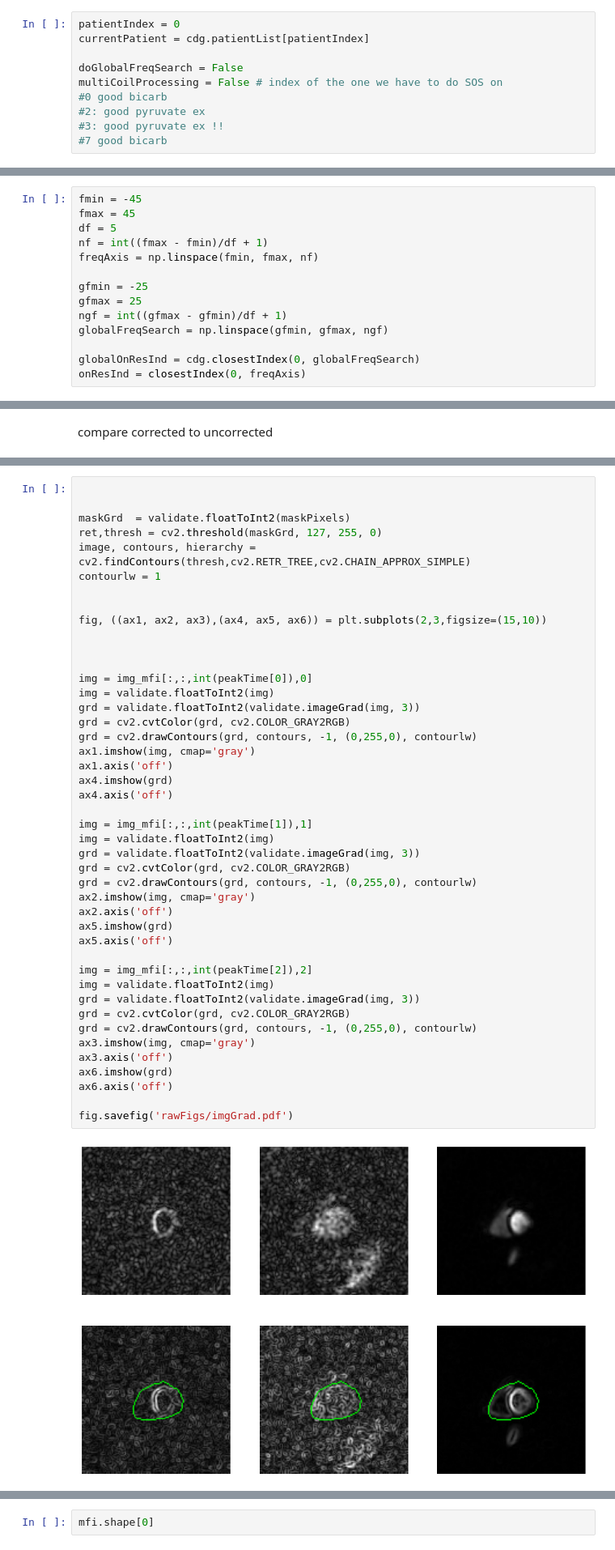
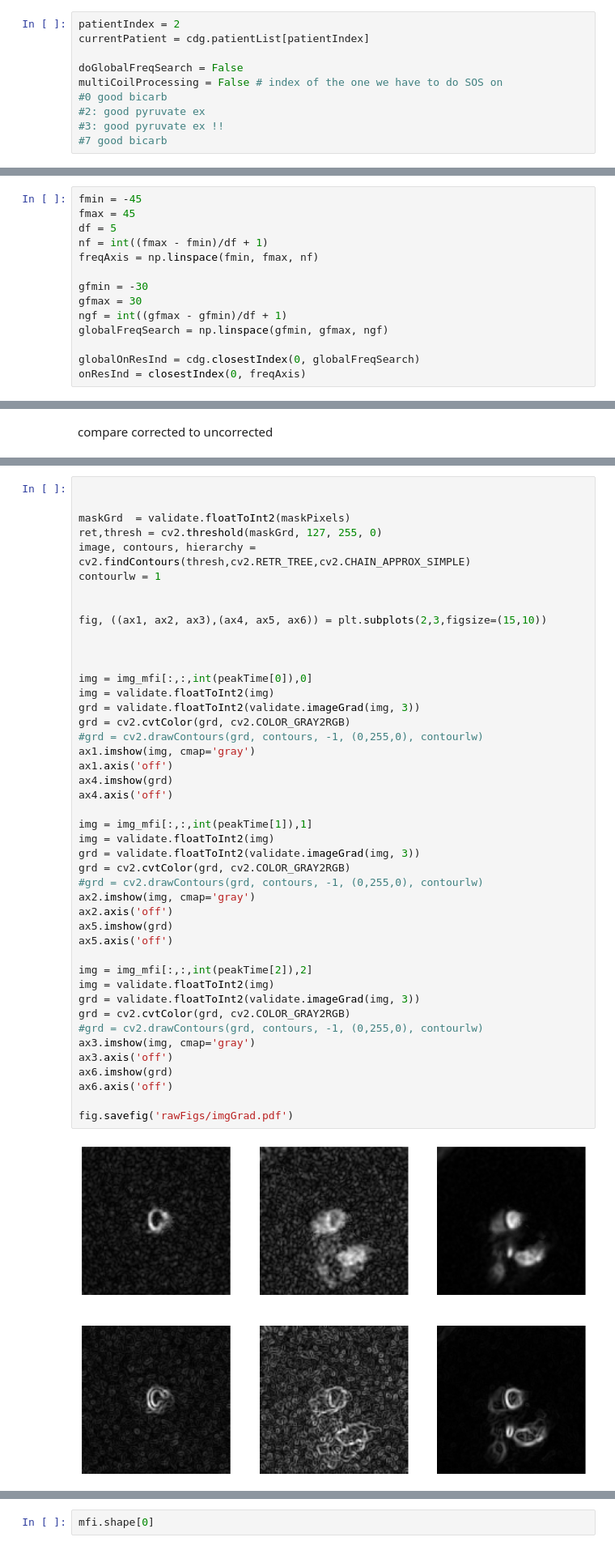
Before and after one commit to galenreed/spiralB0MapCorrection, a Jupyter notebook: 2_applyB0Corrections_single.ipynb, the cells around one changed output, grey strips where cells are left out. Shown at 81% size. Cells and saved outputs as stored; diff of their text form.

```diff
--- a/2_applyB0Corrections_single.ipynb
+++ b/2_applyB0Corrections_single.ipynb
@@ -30,7 +30,7 @@ import validationPipelineFunctions as validate
 def closestIndex(f, faxis):
     return np.argmin(np.abs(faxis-f))
 # %%
-patientIndex = 0
+patientIndex = 2
 currentPatient = cdg.patientList[patientIndex]
 
 doGlobalFreqSearch = False
@@ -48,8 +48,8 @@ df = 5
 nf = int((fmax - fmin)/df + 1)
 freqAxis = np.linspace(fmin, fmax, nf)
 
-gfmin = -25
-gfmax = 25
+gfmin = -30
+gfmax = 30
 ngf = int((gfmax - gfmin)/df + 1)
 globalFreqSearch = np.linspace(gfmin, gfmax, ngf)
 
@@ -313,37 +313,37 @@ fig, ((ax1, ax2, ax3),(ax4, ax5, ax6)) = plt.subplots(2,3,figsize=(15,10))
 
 img = img_mfi[:,:,int(peakTime[0]),0]
 img = validate.floatToInt2(img)
 grd = validate.floatToInt2(validate.imageGrad(img, 3))
 grd = cv2.cvtColor(grd, cv2.COLOR_GRAY2RGB)
-grd = cv2.drawContours(grd, contours, -1, (0,255,0), contourlw)
+#grd = cv2.drawContours(grd, contours, -1, (0,255,0), contourlw)
 ax1.imshow(img, cmap='gray')
 ax1.axis('off')
 ax4.imshow(grd)
 ax4.axis('off')
 
 img = img_mfi[:,:,int(peakTime[1]),1]
 img = validate.floatToInt2(img)
 grd = validate.floatToInt2(validate.imageGrad(img, 3))
 grd = cv2.cvtColor(grd, cv2.COLOR_GRAY2RGB)
-grd = cv2.drawContours(grd, contours, -1, (0,255,0), contourlw)
+#grd = cv2.drawContours(grd, contours, -1, (0,255,0), contourlw)
 ax2.imshow(img, cmap='gray')
 ax2.axis('off')
 ax5.imshow(grd)
 ax5.axis('off')
 
 img = img_mfi[:,:,int(peakTime[2]),2]
 img = validate.floatToInt2(img)
 grd = validate.floatToInt2(validate.imageGrad(img, 3))
 grd = cv2.cvtColor(grd, cv2.COLOR_GRAY2RGB)
-grd = cv2.drawContours(grd, contours, -1, (0,255,0), contourlw)
+#grd = cv2.drawContours(grd, contours, -1, (0,255,0), contourlw)
 ax3.imshow(img, cmap='gray')
 ax3.axis('off')
 ax6.imshow(grd)
 ax6.axis('off')
 
 fig.savefig('rawFigs/imgGrad.pdf')
 # %% [output]
-[figure, old version]
+[figure, new version]
 # %%
 
 
```
Also changed, not shown: parts of 19 cells of this notebook, 2 other files.
